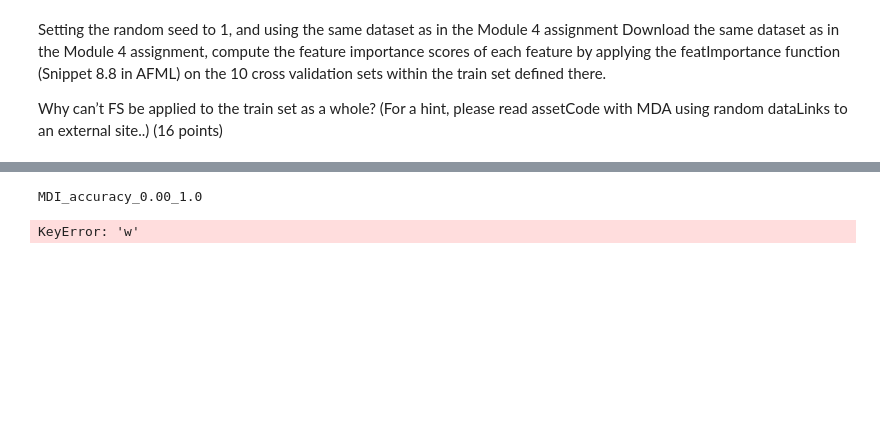
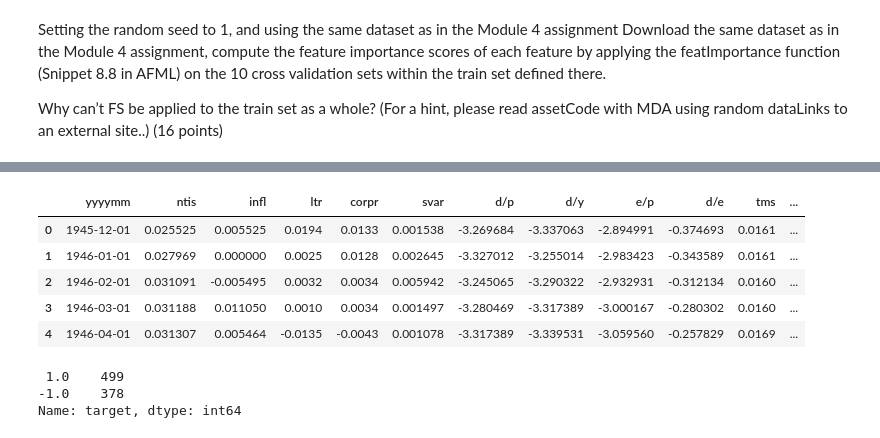
Before and after one commit to tdotkim/nw_msds, a Jupyter notebook: 451_financial_machine_learning/week_5/module5.ipynb, the cells around one changed output, grey strips where cells are left out. Cells and saved outputs as stored; diff of their text form; code cells hidden in the pictures; blank space fills up the shorter version.

```diff
--- a/451_financial_machine_learning/week_5/module5.ipynb
+++ b/451_financial_machine_learning/week_5/module5.ipynb
@@ -486,5 +503,0 @@ out['w'] *= out.shape[0] / out['w'].sum()
-# %%
-month_output = theFunc(monthly_final)
-# %% [output]
-MDI_accuracy_0.00_1.0
-KeyError: 'w'
@@ -490,0 +510,14 @@ KeyError: 'w'
+# %%
+xdat = pd.read_csv('X_processed_final.csv')
+ydat = pd.read_csv('y_final.csv')
+combined = pd.concat([xdat, ydat], axis=1)
+combined.rename(columns={'ret':'target', 'yyyymm':'date'}, inplace=True)
+# %%
+combined.head()
+# %% [output]
+|  | yyyymm | ntis | infl | ltr | corpr | svar | d/p | d/y | e/p | d/e | tms | ... |
+| 0 | 1945-12-01 | 0.025525 | 0.005525 | 0.0194 | 0.0133 | 0.001538 | -3.269684 | -3.337063 | -2.894991 | -0.374693 | 0.0161 | ... |
+| 1 | 1946-01-01 | 0.027969 | 0.000000 | 0.0025 | 0.0128 | 0.002645 | -3.327012 | -3.255014 | -2.983423 | -0.343589 | 0.0161 | ... |
+| 2 | 1946-02-01 | 0.031091 | -0.005495 | 0.0032 | 0.0034 | 0.005942 | -3.245065 | -3.290322 | -2.932931 | -0.312134 | 0.0160 | ... |
+| 3 | 1946-03-01 | 0.031188 | 0.011050 | 0.0010 | 0.0034 | 0.001497 | -3.280469 | -3.317389 | -3.000167 | -0.280302 | 0.0160 | ... |
+| 4 | 1946-04-01 | 0.031307 | 0.005464 | -0.0135 | -0.0043 | 0.001078 | -3.317389 | -3.339531 | -3.059560 | -0.257829 | 0.0169 | ... |
@@ -490,0 +526,6 @@ KeyError: 'w'
+# %%
+combined['target'].value_counts()
+# %% [output]
+ 1.0    499
+-1.0    378
+Name: target, dtype: int64
```
Also changed, not shown: parts of 20 cells of this notebook, 7 other files.
